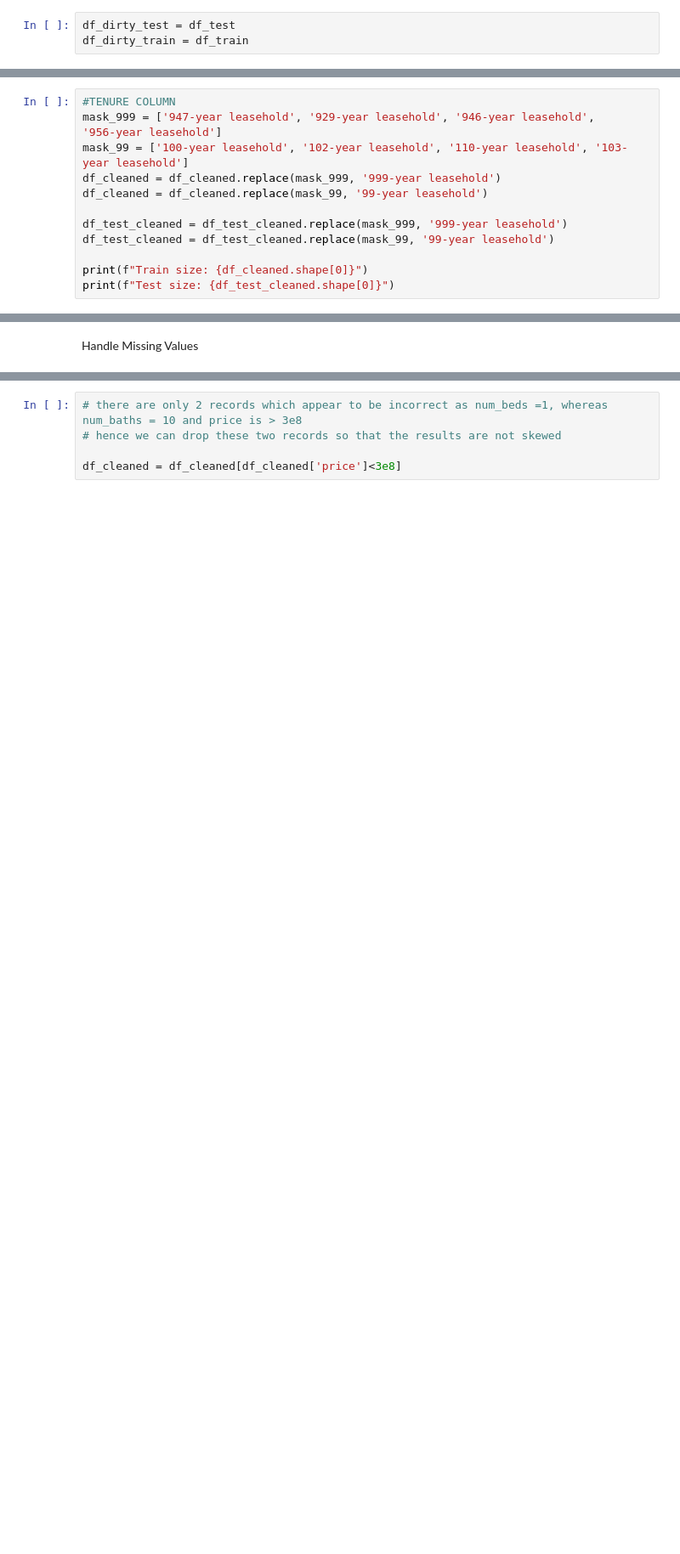
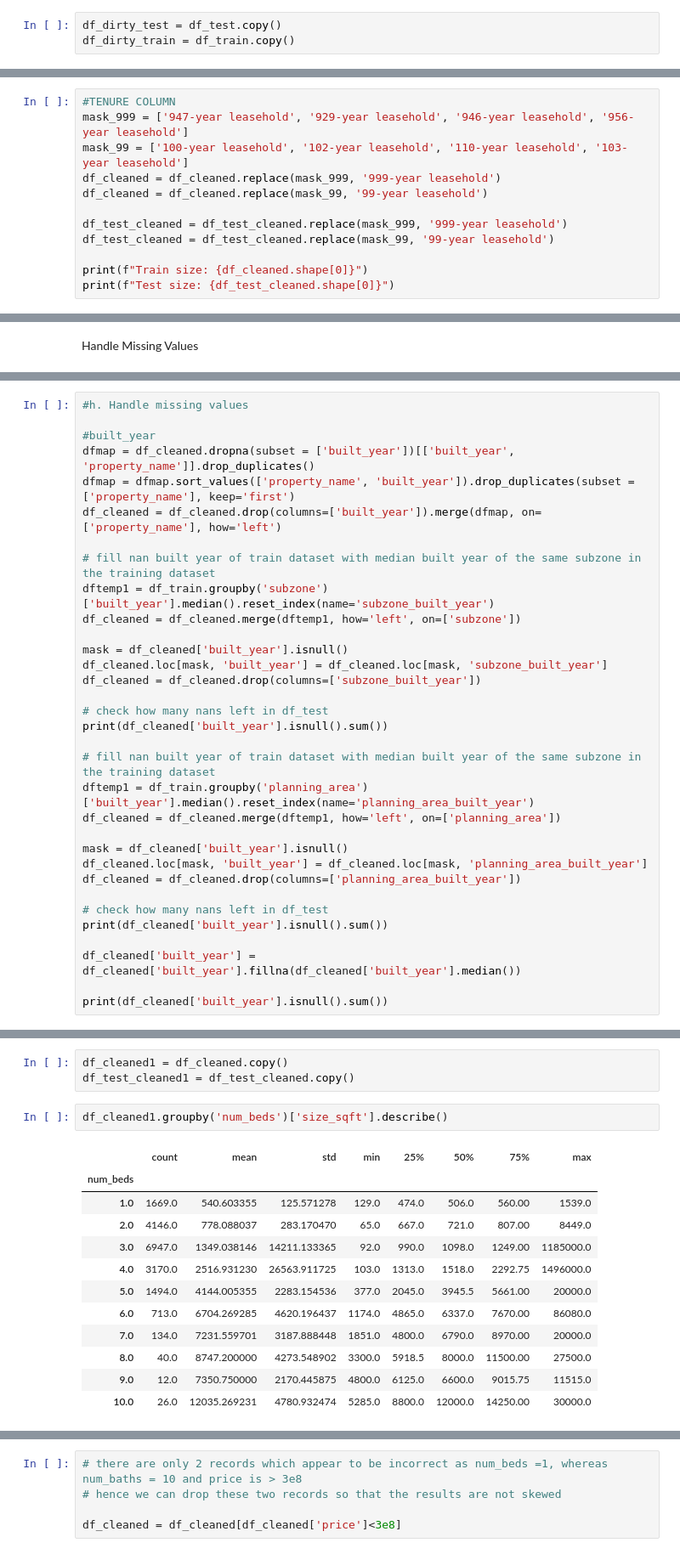
Before and after one commit to nish-d/ParanormalDistribution, a Jupyter notebook: notebooks/data_cleaning_consolidated.ipynb, the cells around one changed output, grey strips where cells are left out. Shown at 85% size. Drawn from its saved outputs; the diff is of its cells as text; blank space fills up the shorter version.

```diff
--- a/notebooks/data_cleaning_consolidated.ipynb
+++ b/notebooks/data_cleaning_consolidated.ipynb
@@ -68,6 +48,6 @@ df_subzone = df_subzone.drop(['area_size', 'population', 'planning_area'],axis=1
 # %%
-df_dirty_test = df_test
-df_dirty_train = df_train
+df_dirty_test = df_test.copy()
+df_dirty_train = df_train.copy()
 # %% [markdown]
 Remove duplicates and invalid data (Rows)
 # %%
@@ -109,8 +91,7 @@ df_test_cleaned['lat'] = df_test_cleaned['lat'].astype(np.float16)
 Clean Lease tenure column, Property_Type Column
 # %%
 #TENURE COLUMN
-mask_999 = ['947-year leasehold', '929-year leasehold', '946-year leasehold',
-'956-year leasehold']
+mask_999 = ['947-year leasehold', '929-year leasehold', '946-year leasehold', '956-year leasehold']
 mask_99 = ['100-year leasehold', '102-year leasehold', '110-year leasehold', '103-year leasehold']
 df_cleaned = df_cleaned.replace(mask_999, '999-year leasehold')
 df_cleaned = df_cleaned.replace(mask_99, '99-year leasehold')
@@ -253,0 +155,33 @@ df_test_cleaned.loc[(df_test_cleaned["property_type"] == "corner terrace") & (df
+# %%
+#h. Handle missing values
+
+#built_year
+dfmap = df_cleaned.dropna(subset = ['built_year'])[['built_year', 'property_name']].drop_duplicates()
+dfmap = dfmap.sort_values(['property_name', 'built_year']).drop_duplicates(subset = ['property_name'], keep='first')
+df_cleaned = df_cleaned.drop(columns=['built_year']).merge(dfmap, on=['property_name'], how='left')
+
+# fill nan built year of train dataset with median built year of the same subzone in the training dataset
+dftemp1 = df_train.groupby('subzone')['built_year'].median().reset_index(name='subzone_built_year')
+df_cleaned = df_cleaned.merge(dftemp1, how='left', on=['subzone'])
+
+mask = df_cleaned['built_year'].isnull()
+df_cleaned.loc[mask, 'built_year'] = df_cleaned.loc[mask, 'subzone_built_year']
+df_cleaned = df_cleaned.drop(columns=['subzone_built_year'])
+
+# check how many nans left in df_test
+print(df_cleaned['built_year'].isnull().sum())
+
+# fill nan built year of train dataset with median built year of the same subzone in the training dataset
+dftemp1 = df_train.groupby('planning_area')['built_year'].median().reset_index(name='planning_area_built_year')
+df_cleaned = df_cleaned.merge(dftemp1, how='left', on=['planning_area'])
+
+mask = df_cleaned['built_year'].isnull()
+df_cleaned.loc[mask, 'built_year'] = df_cleaned.loc[mask, 'planning_area_built_year']
+df_cleaned = df_cleaned.drop(columns=['planning_area_built_year'])
+
+# check how many nans left in df_test
+print(df_cleaned['built_year'].isnull().sum())
+
+df_cleaned['built_year'] = df_cleaned['built_year'].fillna(df_cleaned['built_year'].median())
+
+print(df_cleaned['built_year'].isnull().sum())
@@ -253,0 +214,18 @@ df_test_cleaned.loc[(df_test_cleaned["property_type"] == "corner terrace") & (df
+# %%
+df_cleaned1 = df_cleaned.copy()
+df_test_cleaned1 = df_test_cleaned.copy()
+# %%
+df_cleaned1.groupby('num_beds')['size_sqft'].describe()
+# %% [output]
+|  | count | mean | std | min | 25% | 50% | 75% | max |
+| num_beds |  |  |  |  |  |  |  |  |
+| 1.0 | 1669.0 | 540.603355 | 125.571278 | 129.0 | 474.0 | 506.0 | 560.00 | 1539.0 |
+| 2.0 | 4146.0 | 778.088037 | 283.170470 | 65.0 | 667.0 | 721.0 | 807.00 | 8449.0 |
+| 3.0 | 6947.0 | 1349.038146 | 14211.133365 | 92.0 | 990.0 | 1098.0 | 1249.00 | 1185000.0 |
+| 4.0 | 3170.0 | 2516.931230 | 26563.911725 | 103.0 | 1313.0 | 1518.0 | 2292.75 | 1496000.0 |
+| 5.0 | 1494.0 | 4144.005355 | 2283.154536 | 377.0 | 2045.0 | 3945.5 | 5661.00 | 20000.0 |
+| 6.0 | 713.0 | 6704.269285 | 4620.196437 | 1174.0 | 4865.0 | 6337.0 | 7670.00 | 86080.0 |
+| 7.0 | 134.0 | 7231.559701 | 3187.888448 | 1851.0 | 4800.0 | 6790.0 | 8970.00 | 20000.0 |
+| 8.0 | 40.0 | 8747.200000 | 4273.548902 | 3300.0 | 5918.5 | 8000.0 | 11500.00 | 27500.0 |
+| 9.0 | 12.0 | 7350.750000 | 2170.445875 | 4800.0 | 6125.0 | 6600.0 | 9015.75 | 11515.0 |
+| 10.0 | 26.0 | 12035.269231 | 4780.932474 | 5285.0 | 8800.0 | 12000.0 | 14250.00 | 30000.0 |
```
Also changed, not shown: parts of 39 cells of this notebook, 2 other files.
